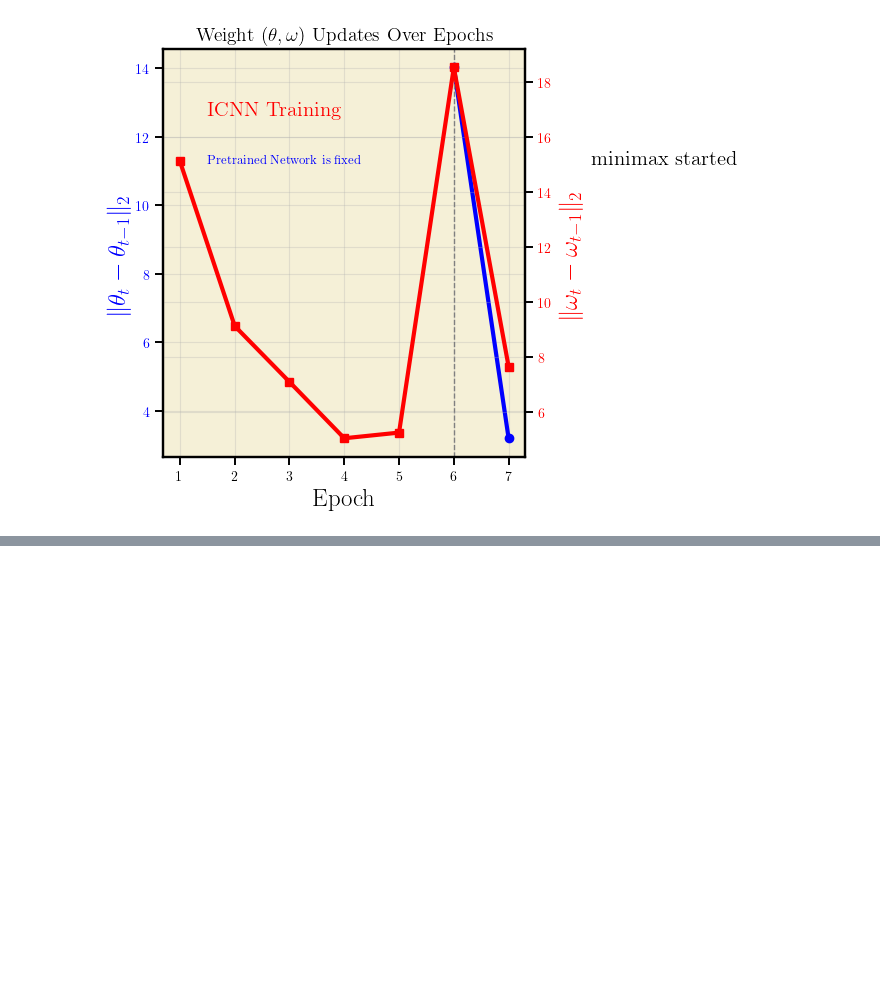
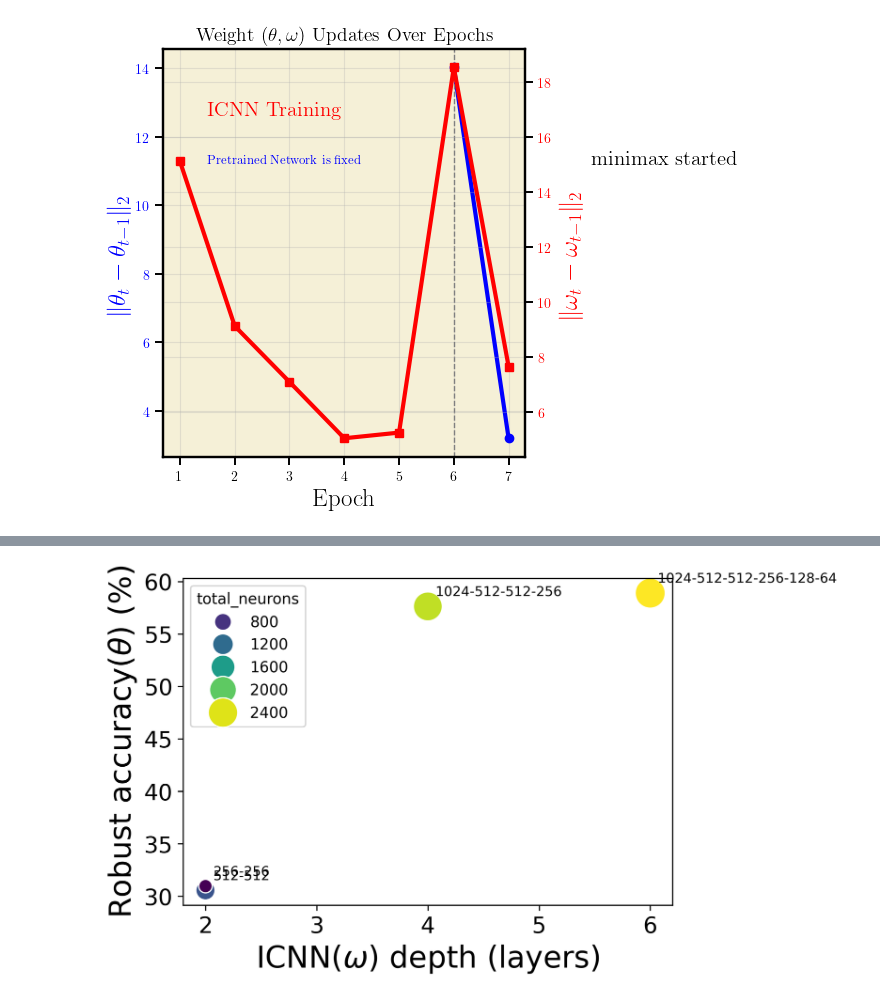
Before and after one commit to alirezaabdollahpour/W-DRO-LAT, a Jupyter notebook: plot.ipynb, the cells around one changed output, grey strips where cells are left out. Drawn from its saved outputs; the diff is of its cells as text; code cells hidden in the pictures; blank space fills up the shorter version.

```diff
--- a/plot.ipynb
+++ b/plot.ipynb
@@ -702,0 +1172,69 @@ plt.show()
+# %%
+import pandas as pd
+import seaborn as sns
+import matplotlib.pyplot as plt
+
+plt.rcParams['figure.dpi'] = 300
+plt.rcParams['font.family'] = 'sans-serif'
+plt.rcParams['font.sans-serif'] = ['Arial', 'Helvetica', 'DejaVu Sans']
+plt.rcParams['axes.labelsize'] = 20
+plt.rcParams['axes.titlesize'] = 20
+plt.rcParams['xtick.labelsize'] = 15
+plt.rcParams['ytick.labelsize'] = 15
+
+def arch_label(widths):
+    return "-".join(str(w) for w in widths)
+
+data = [
+    {"depth": 2, "arch": arch_label([512, 512]),                     "robust_acc": 30.56},
+    {"depth": 6, "arch": arch_label([1024, 512, 512, 256, 128, 64]), "robust_acc": 58.89},
+    {"depth": 2, "arch": arch_label([256, 256]),                     "robust_acc": 30.96},
+    {"depth": 4, "arch": arch_label([1024, 512, 512, 256]),          "robust_acc": 57.62},
+]
+
+df = pd.DataFrame(data)
+
+# Simple scalar “size” for each ICNN: total number of neurons across hidden layers
+df["total_neurons"] = df["arch"].apply(
+    lambda s: sum(int(w) for w in s.split("-") if w)
+)
+
+plt.figure(figsize=(7, 4))
+ax = sns.scatterplot(
+    data=df,
+    x="depth",
+    y="robust_acc",
+    size="total_neurons",
+    hue="total_neurons",
+    palette="viridis",
+    sizes=(80, 400),
+    legend="brief"
+)
+
+# Annotate each point with the architecture string
+for _, row in df.iterrows():
+    ax.annotate(
+        row["arch"],
+        (row["depth"], row["robust_acc"]),
+        textcoords="offset points",
+        xytext=(5, 5),
+        fontsize=9,
+        ha="left",
+        va="bottom"
+    )
+
+ax.set_xlabel(r"ICNN($\omega$) depth (layers)")
+ax.set_ylabel(r"Robust accuracy($\theta$) (%)")
+
+plt.tight_layout()
+# plt.savefig(
+#     "fig/icnn_architecture_robust_accuracy_scatter.pdf",
+#     dpi=300,
+#     bbox_inches="tight",
+#     format="pdf",
+#     transparent=True,
+#     pad_inches=0,
+# )
+plt.show()
+# %% [output]
+[figure, added]
```
Also changed, not shown: parts of 5 cells of this notebook, 10 other files.
